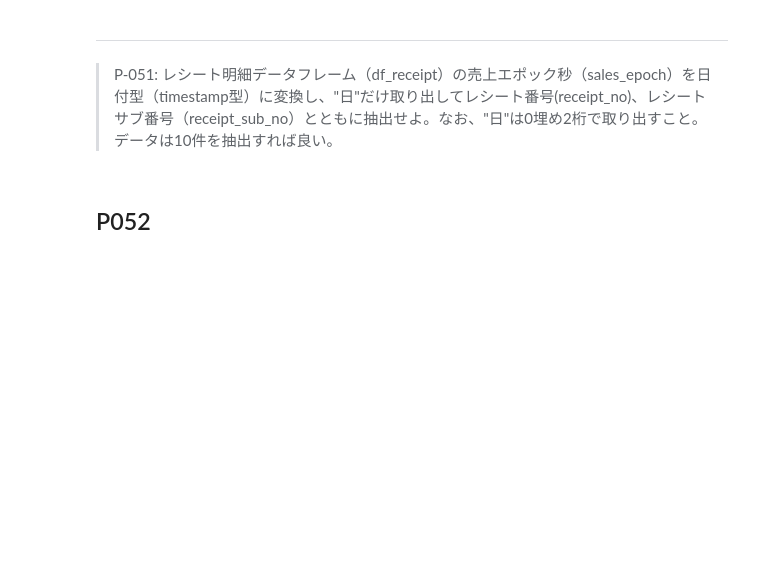
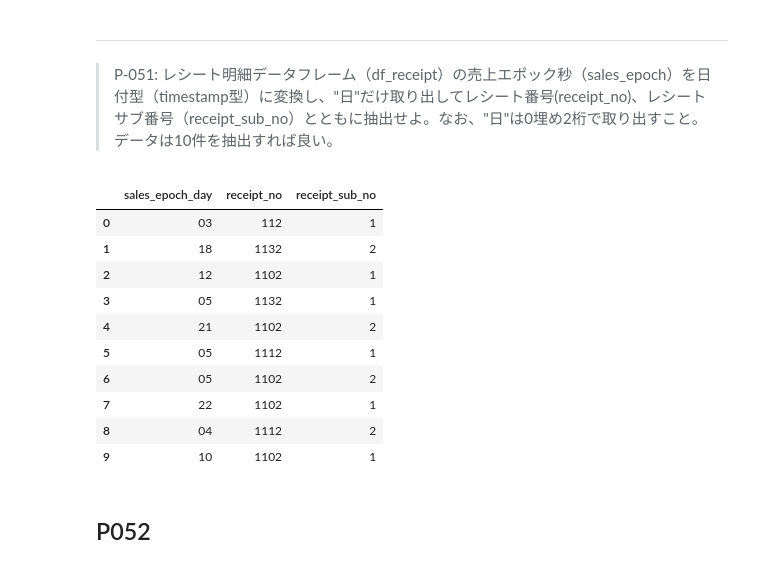
Before and after one commit to okusama27/koan, a Jupyter notebook: 100knock/submit/kame-chan/100_knock_Python(kame-chan).ipynb, the cells around one changed output. Cells and saved outputs as stored; diff of their text form; code cells hidden in the pictures; blank space fills up the shorter version.

```diff
--- a/100knock/submit/kame-chan/100_knock_Python(kame-chan).ipynb
+++ b/100knock/submit/kame-chan/100_knock_Python(kame-chan).ipynb
@@ -1321,6 +1321,24 @@ df50_ans.head(10)
 # %% [markdown]
 ---
 > P-051: レシート明細データフレーム（df_receipt）の売上エポック秒（sales_epoch）を日付型（timestamp型）に変換し、"日"だけ取り出してレシート番号(receipt_no)、レシートサブ番号（receipt_sub_no）とともに抽出せよ。なお、"日"は0埋め2桁で取り出すこと。データは10件を抽出すれば良い。
+# %%
+df51 = df_receipt.copy()
+df51["sales_epoch_date"] = pd.to_datetime(df51["sales_epoch"].astype(int),unit="s")
+df51["sales_epoch_day"] = df51["sales_epoch_date"].dt.strftime('%d')
+df51_ans = df51[["sales_epoch_day", "receipt_no", "receipt_sub_no"]]
+df51_ans.head(10)
+# %% [output]
+|  | sales_epoch_day | receipt_no | receipt_sub_no |
+| 0 | 03 | 112 | 1 |
+| 1 | 18 | 1132 | 2 |
+| 2 | 12 | 1102 | 1 |
+| 3 | 05 | 1132 | 1 |
+| 4 | 21 | 1102 | 2 |
+| 5 | 05 | 1112 | 1 |
+| 6 | 05 | 1102 | 2 |
+| 7 | 22 | 1102 | 1 |
+| 8 | 04 | 1112 | 2 |
+| 9 | 10 | 1102 | 1 |
 # %% [markdown]
 ## P052
 # %% [markdown]
```
Also changed, not shown: parts of 9 cells of this notebook.
